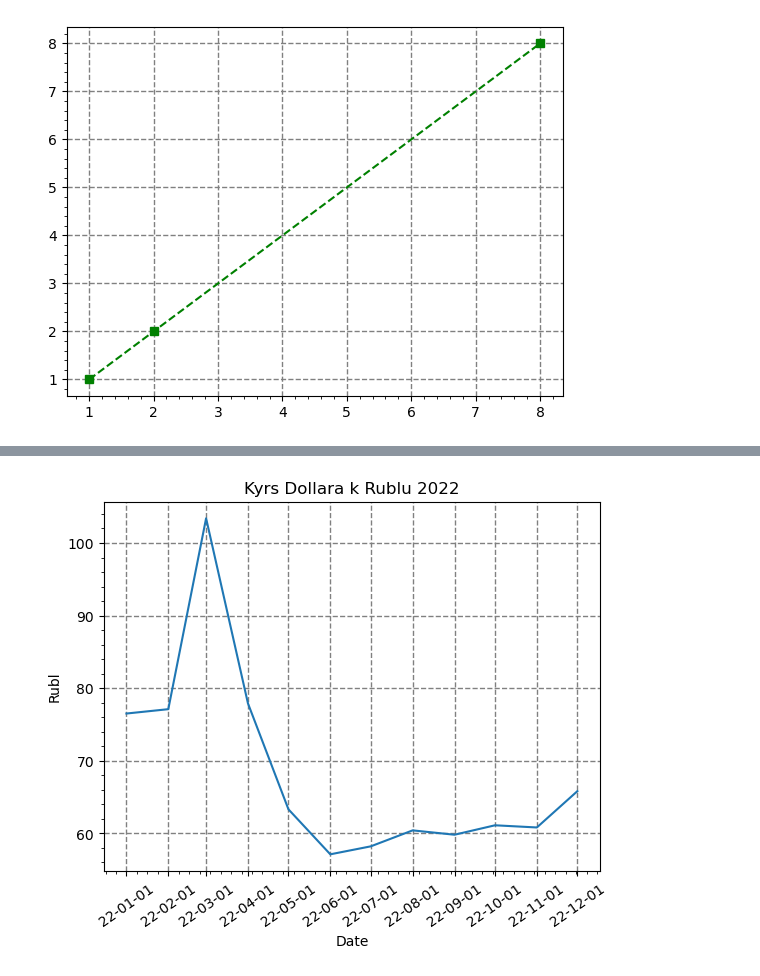
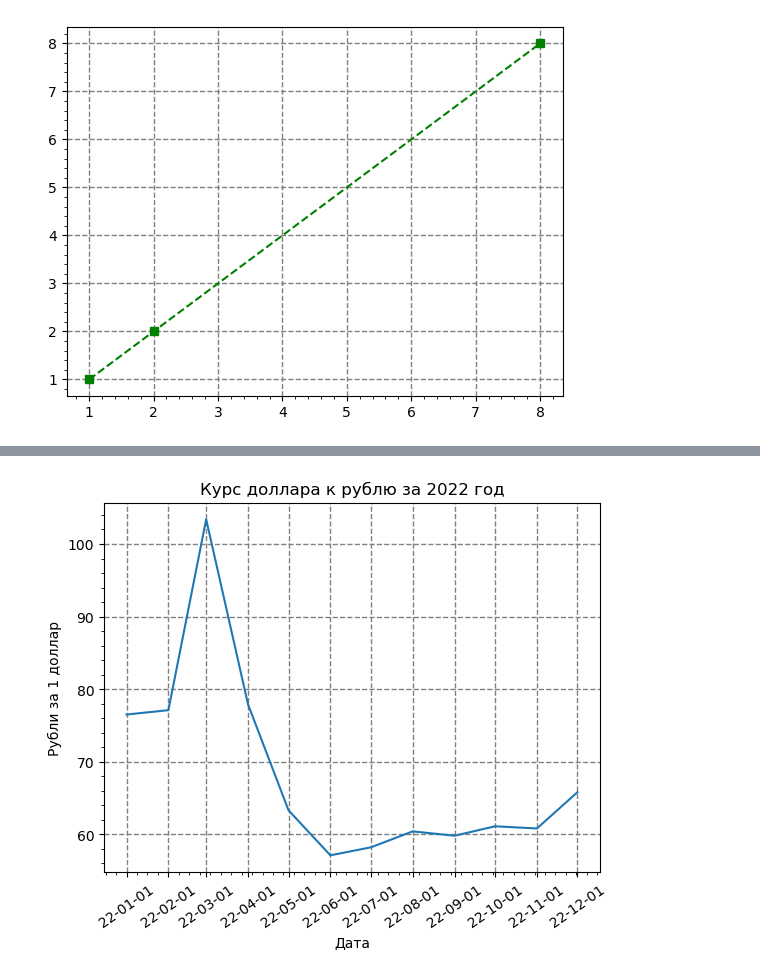
Before and after one commit to ILawrance/PythonLaba5, a Jupyter notebook: visual.ipynb, the cells around one changed output, grey strips where cells are left out. Cells and saved outputs as stored; diff of their text form; code cells hidden in the pictures.

```diff
--- a/visual.ipynb
+++ b/visual.ipynb
@@ -69,23 +69,23 @@ plt.show()
 # %%
-#kyrs dollara
+#Курс доллара
 from matplotlib.dates import DateFormatter
 
 
 Date = np.array([datetime.datetime (2022, i+1, 1) for i in range(12)])
 Dollar = np.array([76.5, 77.1, 103.4, 77.9, 63.3, 57.1, 58.2, 60.4, 59.8, 61.1, 60.8, 65.8])
 plt.xticks(rotation = 35)
 plt.grid(linewidth = 1, color = 'gray', linestyle = '--')
 plt.minorticks_on()
 plt.plot(Date, Dollar)
 
 Months = MonthLocator(interval=1)
 Date_Fmt = DateFormatter('%y-%m-%d')
 plt.gca().xaxis.set_major_locator(Months)
 plt.gca().xaxis.set_major_formatter(Date_Fmt)
 
-plt.title('Kyrs Dollara k Rublu 2022')
-plt.xlabel('Date')
-plt.ylabel('Rubl')
+plt.title('Курс доллара к рублю за 2022 год')
+plt.xlabel('Дата')
+plt.ylabel('Рубли за 1 доллар')
 plt.show()
 # %% [output]
-[figure, old version]
+[figure, new version]
```
Also changed, not shown: parts of 3 cells of this notebook.
